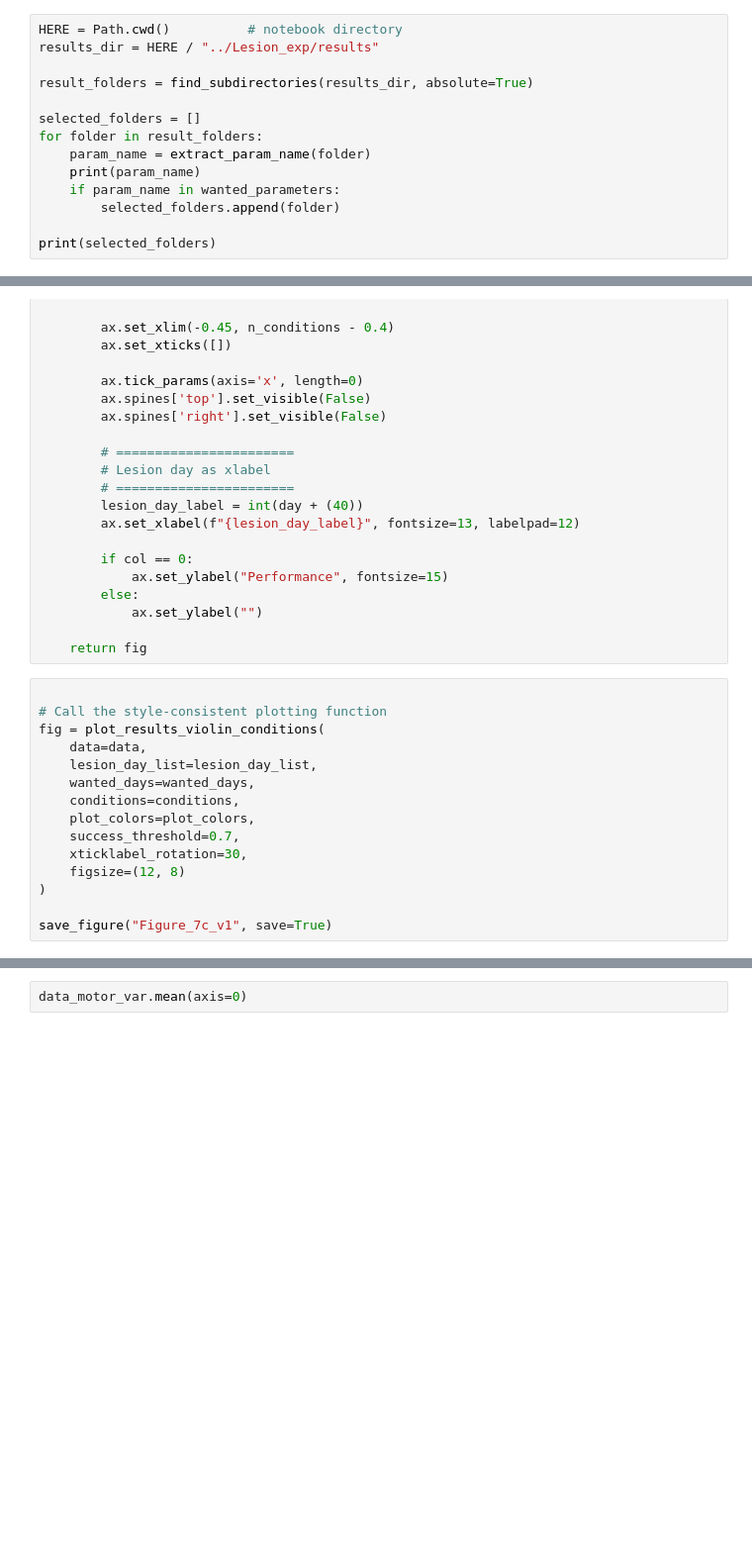
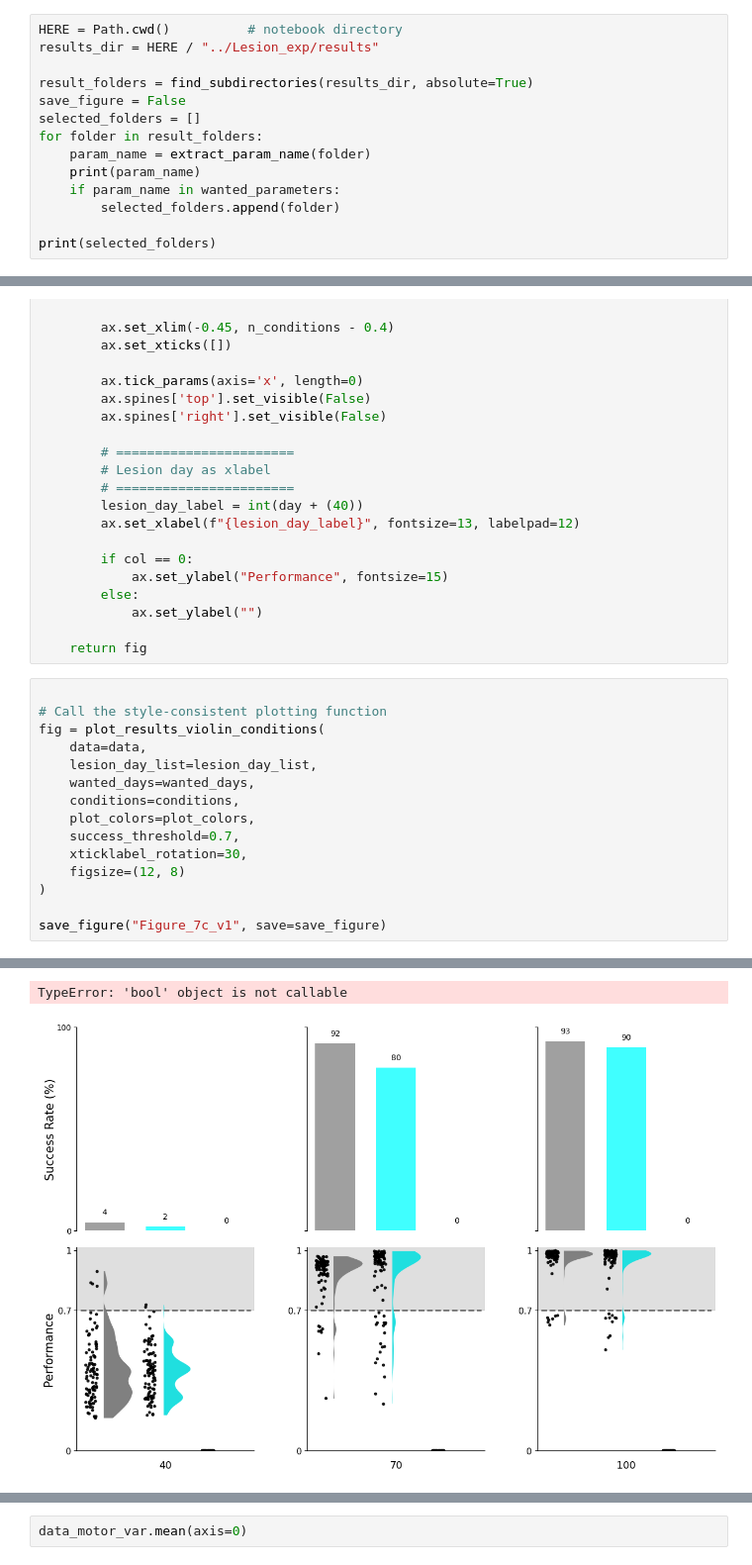
Before and after one commit to AtharvSuryawanshi/Dual_Pathway_RL_songbird, a Jupyter notebook: Figures/Figure_7.ipynb, the cells around one changed output, grey strips where cells are left out. Shown at 99% size. Drawn from its saved outputs; the diff is of its cells as text; blank space fills up the shorter version.

```diff
--- a/Figures/Figure_7.ipynb
+++ b/Figures/Figure_7.ipynb
@@ -37,7 +37,7 @@ HERE = Path.cwd()          # notebook directory
 results_dir = HERE / "../Lesion_exp/results"
 
 result_folders = find_subdirectories(results_dir, absolute=True)
-
+save_figure = False
 selected_folders = []
 for folder in result_folders:
     param_name = extract_param_name(folder)
@@ -292,4 +292,5 @@ fig = plot_results_violin_conditions(
     figsize=(12, 8)
 )
 
-save_figure("Figure_7c_v1", save=True)
+save_figure("Figure_7c_v1", save=save_figure)
+# %% [output]
@@ -296 +308,3 @@ save_figure("Figure_7c_v1", save=True)
+TypeError: 'bool' object is not callable
+[figure, added]
 # %%
```
Also changed, not shown: parts of 12 cells of this notebook, 6 other files.
